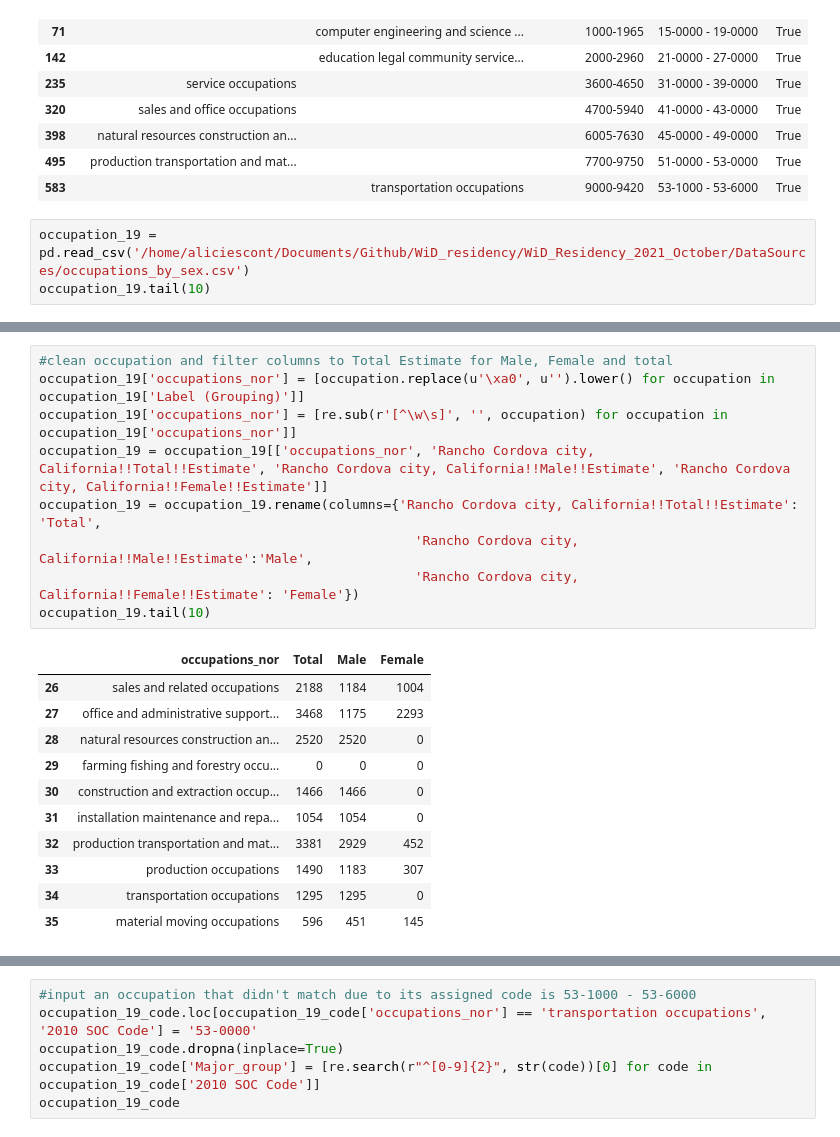
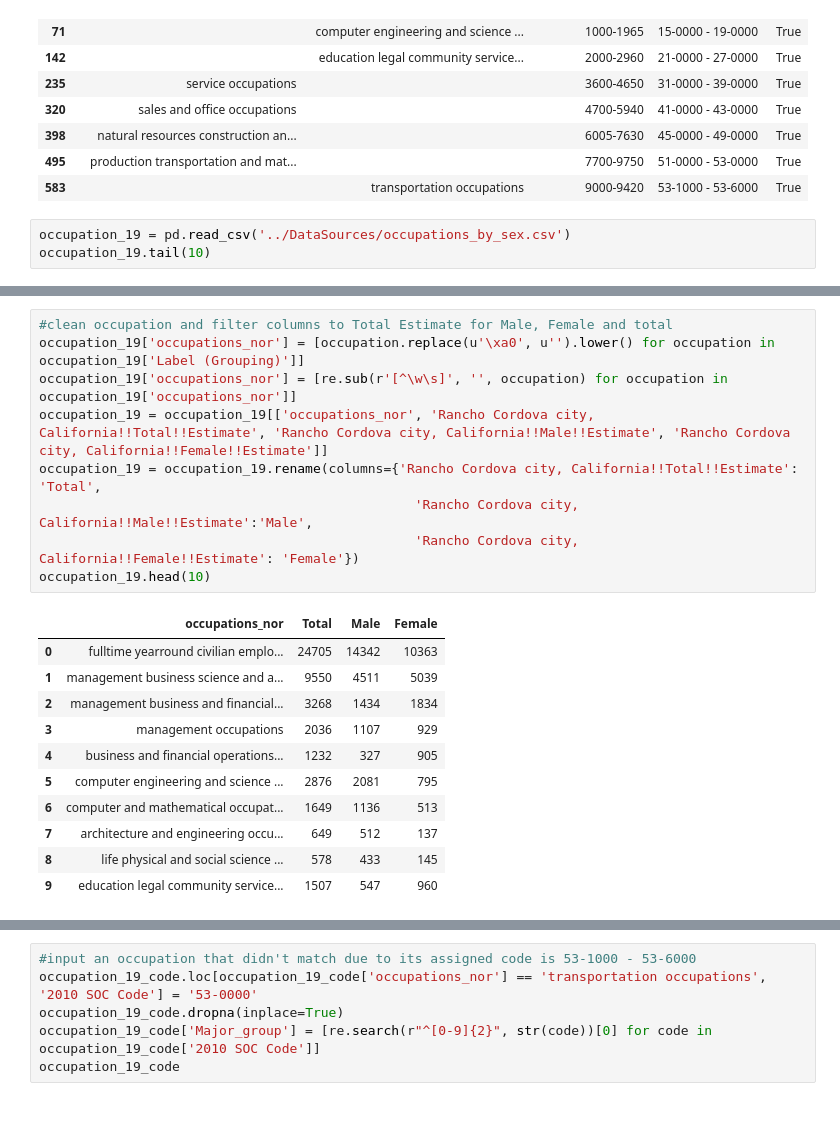
Before and after one commit to aliescont/WiD_Residency_2021_October, a Jupyter notebook: Team_1/hypothesis_testing_alicia.ipynb, the cells around one changed output, grey strips where cells are left out. Cells and saved outputs as stored; diff of their text form.

Commit message:
hypothesis test for education and skills

```diff
--- a/Team_1/hypothesis_testing_alicia.ipynb
+++ b/Team_1/hypothesis_testing_alicia.ipynb
@@ -382,7 +388,7 @@ soc_codes[(soc_codes['label'] == True)]
 | 495 | production transportation and mat... |  | 7700-9750 | 51-0000 - 53-0000 | True |
 | 583 |  | transportation occupations | 9000-9420 | 53-1000 - 53-6000 | True |
 # %%
-occupation_19 = pd.read_csv('/home/aliciescont/Documents/Github/WiD_residency/WiD_Residency_2021_October/DataSources/occupations_by_sex.csv')
+occupation_19 = pd.read_csv('../DataSources/occupations_by_sex.csv')
 occupation_19.tail(10)
 # %% [output]
 |  | Label (Grouping) | Rancho Cordova city, California!!... | Rancho Cordova city, California!!... | Rancho Cordova city, California!!... | ... |
@@ -399,21 +405,21 @@ occupation_19.tail(10)
 # %%
 #clean occupation and filter columns to Total Estimate for Male, Female and total
 occupation_19['occupations_nor'] = [occupation.replace(u'\xa0', u'').lower() for occupation in occupation_19['Label (Grouping)']]
 occupation_19['occupations_nor'] = [re.sub(r'[^\w\s]', '', occupation) for occupation in  occupation_19['occupations_nor']]
 occupation_19 = occupation_19[['occupations_nor', 'Rancho Cordova city, California!!Total!!Estimate', 'Rancho Cordova city, California!!Male!!Estimate', 'Rancho Cordova city, California!!Female!!Estimate']]
 occupation_19 = occupation_19.rename(columns={'Rancho Cordova city, California!!Total!!Estimate': 'Total',
                                                 'Rancho Cordova city, California!!Male!!Estimate':'Male',
                                                 'Rancho Cordova city, California!!Female!!Estimate': 'Female'})
-occupation_19.tail(10)
+occupation_19.head(10)
 # %% [output]
 |  | occupations_nor | Total | Male | Female |
-| 26 | sales and related occupations | 2188 | 1184 | 1004 |
-| 27 | office and administrative support... | 3468 | 1175 | 2293 |
-| 28 | natural resources construction an... | 2520 | 2520 | 0 |
-| 29 | farming fishing and forestry occu... | 0 | 0 | 0 |
-| 30 | construction and extraction occup... | 1466 | 1466 | 0 |
-| 31 | installation maintenance and repa... | 1054 | 1054 | 0 |
-| 32 | production transportation and mat... | 3381 | 2929 | 452 |
-| 33 | production occupations | 1490 | 1183 | 307 |
-| 34 | transportation occupations | 1295 | 1295 | 0 |
-| 35 | material moving occupations | 596 | 451 | 145 |
+| 0 | fulltime yearround civilian emplo... | 24705 | 14342 | 10363 |
+| 1 | management business science and a... | 9550 | 4511 | 5039 |
+| 2 | management business and financial... | 3268 | 1434 | 1834 |
+| 3 | management occupations | 2036 | 1107 | 929 |
+| 4 | business and financial operations... | 1232 | 327 | 905 |
+| 5 | computer engineering and science ... | 2876 | 2081 | 795 |
+| 6 | computer and mathematical occupat... | 1649 | 1136 | 513 |
+| 7 | architecture and engineering occu... | 649 | 512 | 137 |
+| 8 | life physical and social science ... | 578 | 433 | 145 |
+| 9 | education legal community service... | 1507 | 547 | 960 |
```
Also changed, not shown: parts of 101 cells of this notebook.
